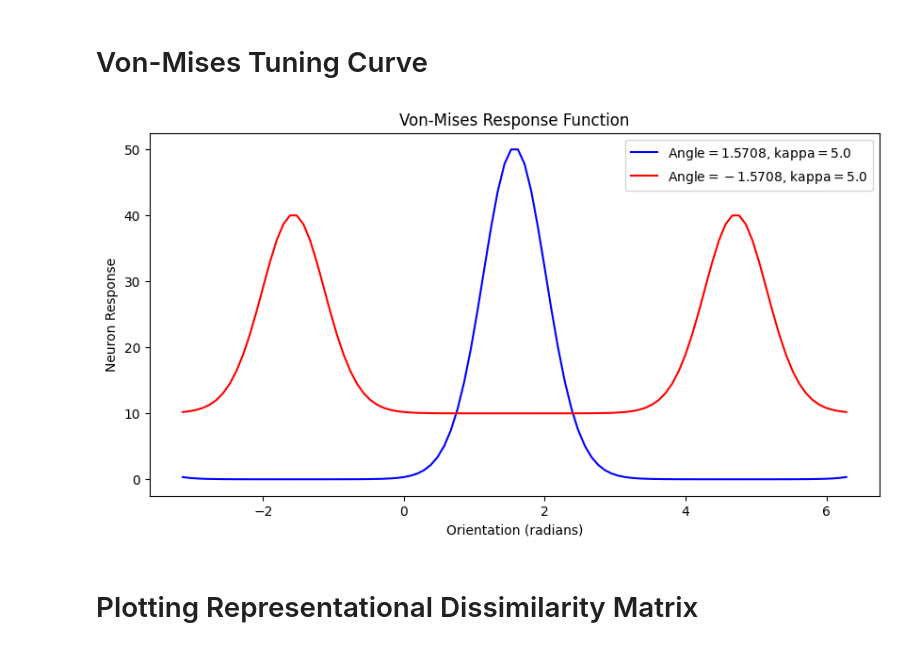
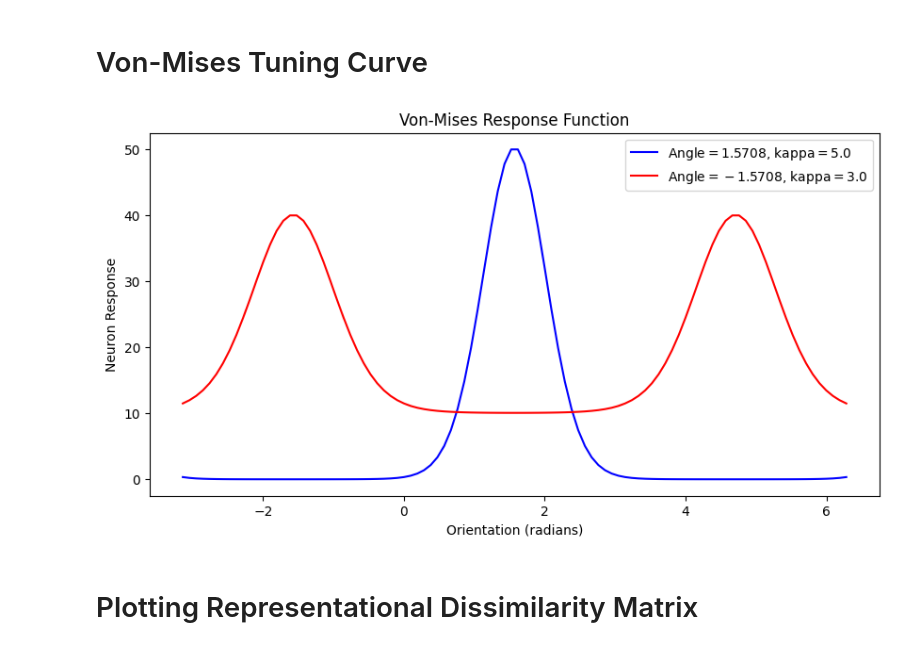
Before and after one commit to rates37/Build-Your-Own-Embedding, a Jupyter notebook: notebooks/neuronal_tuning_curves.ipynb, the cells around one changed output. Drawn from its saved outputs; the diff is of its cells as text; code cells hidden in the pictures.

```diff
--- a/notebooks/neuronal_tuning_curves.ipynb
+++ b/notebooks/neuronal_tuning_curves.ipynb
@@ -155,30 +156,30 @@ def von_misses_tuning_function(x: np.ndarray, kappa: float, theta: float, maxRes
 # %%
 # Example for how this might represent the response of an individual neuron:
 x: np.ndarray = np.linspace(-np.pi, 2*np.pi, 100)
 maxResponse: int = 50
 minResponse: int = 0
 idealAngle1: float = np.pi / 2
 kappa1: float = 5.0
 response1: np.ndarray = von_misses_tuning_function(x, kappa1, idealAngle1, maxResponse, minResponse)
 
 maxResponse: int = 40
 minResponse: int = 10
 idealAngle2: float = -np.pi / 2
-kappa2: float = 5.0
+kappa2: float = 3.0
 response2: np.ndarray = von_misses_tuning_function(x, kappa2, idealAngle2, maxResponse, minResponse)
 
 
 # plotting the output:
 fig: plt.Figure = plt.figure(figsize=(10,5))
 plt.plot(x, response1, '-', color="blue", label=fr"Angle$= {idealAngle1:.4f}$, kappa$={kappa1}$")
 plt.plot(x, response2, '-', color="red", label=fr"Angle$= {idealAngle2:.4f}$, kappa$={kappa2}$")
 plt.xlabel(r"Orientation (radians)")
 plt.ylabel(r"Neuron Response")
 plt.title(r"Von-Mises Response Function")
 plt.legend()
 plt.show()
 # %% [output]
-[figure, old version]
+[figure, new version]
 # %% [markdown]
 # Plotting Representational Dissimilarity Matrix
 # %%
```
Also changed, not shown: parts of 4 cells of this notebook.
